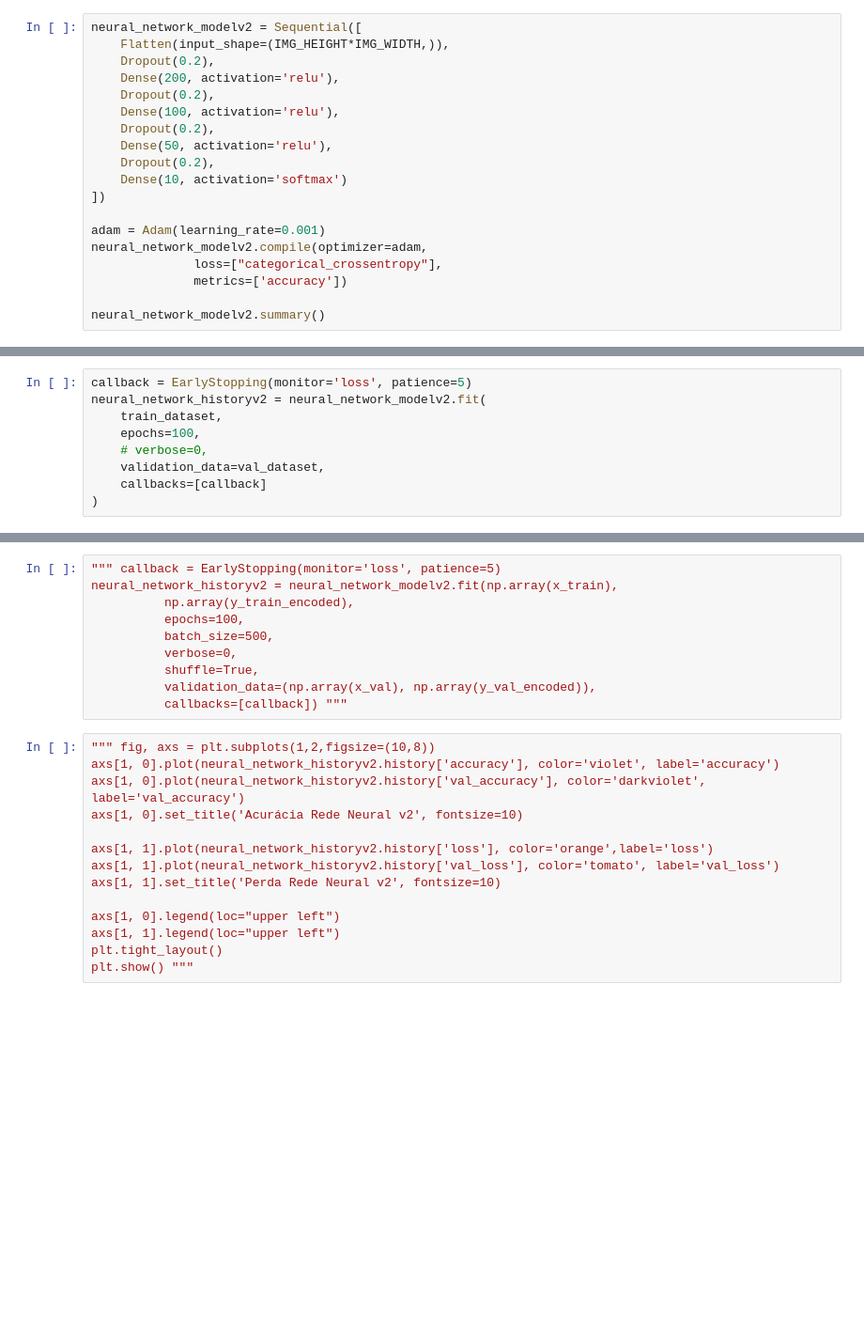
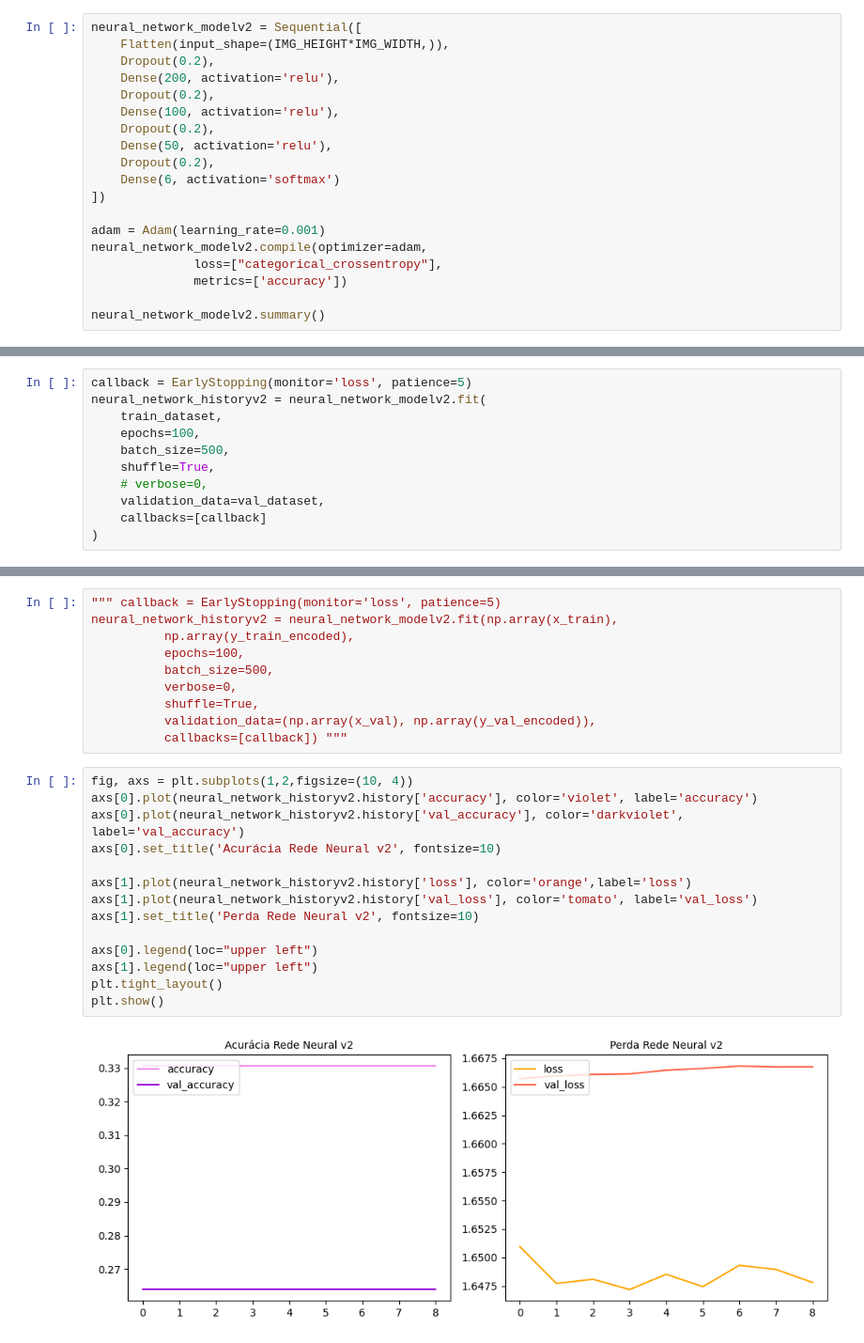
Before and after one commit to anycarolinys/projeto_DocLayNet, a Jupyter notebook: DocLayNet.ipynb, the cells around one changed output, grey strips where cells are left out. Shown at 94% size. Cells and saved outputs as stored; diff of their text form; blank space fills up the shorter version.

```diff
--- a/DocLayNet.ipynb
+++ b/DocLayNet.ipynb
@@ -151,7 +162,7 @@ neural_network_modelv2 = Sequential([
     Dropout(0.2),
     Dense(50, activation='relu'),
     Dropout(0.2),
-    Dense(10, activation='softmax')
+    Dense(6, activation='softmax')
 ])
 
 adam = Adam(learning_rate=0.001)
@@ -165,6 +198,8 @@ callback = EarlyStopping(monitor='loss', patience=5)
 neural_network_historyv2 = neural_network_modelv2.fit(
     train_dataset,
     epochs=100,
+    batch_size=500,
+    shuffle=True,
     # verbose=0,
     validation_data=val_dataset,
     callbacks=[callback]
@@ -180,16 +234,18 @@ neural_network_historyv2 = neural_network_modelv2.fit(np.array(x_train),
           validation_data=(np.array(x_val), np.array(y_val_encoded)),
           callbacks=[callback]) """
 # %%
-""" fig, axs = plt.subplots(1,2,figsize=(10,8))
-axs[1, 0].plot(neural_network_historyv2.history['accuracy'], color='violet', label='accuracy')
-axs[1, 0].plot(neural_network_historyv2.history['val_accuracy'], color='darkviolet', label='val_accuracy')
-axs[1, 0].set_title('Acurácia Rede Neural v2', fontsize=10)
+fig, axs = plt.subplots(1,2,figsize=(10, 4))
+axs[0].plot(neural_network_historyv2.history['accuracy'], color='violet', label='accuracy')
+axs[0].plot(neural_network_historyv2.history['val_accuracy'], color='darkviolet', label='val_accuracy')
+axs[0].set_title('Acurácia Rede Neural v2', fontsize=10)
 
-axs[1, 1].plot(neural_network_historyv2.history['loss'], color='orange',label='loss')
-axs[1, 1].plot(neural_network_historyv2.history['val_loss'], color='tomato', label='val_loss')
-axs[1, 1].set_title('Perda Rede Neural v2', fontsize=10)
+axs[1].plot(neural_network_historyv2.history['loss'], color='orange',label='loss')
+axs[1].plot(neural_network_historyv2.history['val_loss'], color='tomato', label='val_loss')
+axs[1].set_title('Perda Rede Neural v2', fontsize=10)
 
-axs[1, 0].legend(loc="upper left")
-axs[1, 1].legend(loc="upper left")
+axs[0].legend(loc="upper left")
+axs[1].legend(loc="upper left")
 plt.tight_layout()
-plt.show() """
+plt.show()
+# %% [output]
+[figure, added]
```
Also changed, not shown: parts of 9 cells of this notebook, 1 other file.
